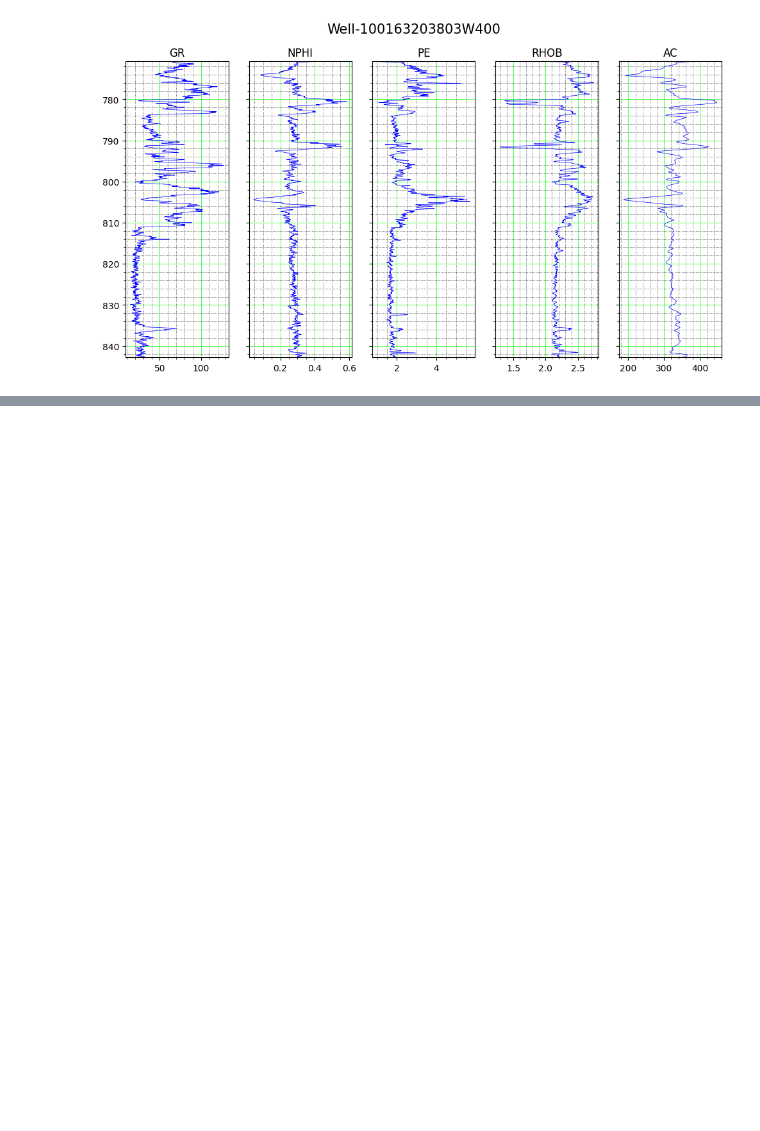
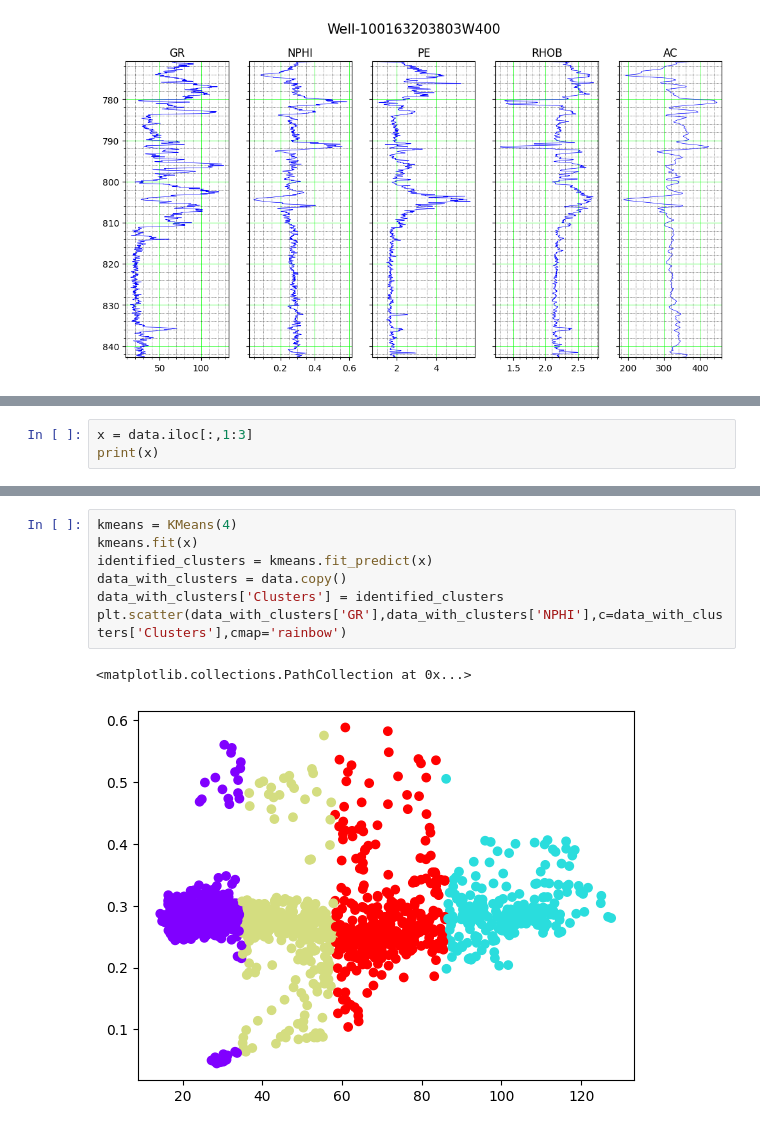
Before and after one commit to xiangxichen11/Lithology_Prediction, a Jupyter notebook: Lithology_Prediction.ipynb, the cells around one changed output, grey strips where cells are left out. Saved outputs shown, nothing was run; the diff lists cells and outputs as text; blank space fills up the shorter version.

Commit message:
Included K-means prediction

```diff
--- a/Lithology_Prediction.ipynb
+++ b/Lithology_Prediction.ipynb
@@ -60,0 +51,3 @@ train_x = make_pipeline(StandardScaler(), KMeans(4))
+# %%
+x = data.iloc[:,1:3]
+print(x)
@@ -60,0 +69,10 @@ train_x = make_pipeline(StandardScaler(), KMeans(4))
+# %%
+kmeans = KMeans(4)
+kmeans.fit(x)
+identified_clusters = kmeans.fit_predict(x)
+data_with_clusters = data.copy()
+data_with_clusters['Clusters'] = identified_clusters
+plt.scatter(data_with_clusters['GR'],data_with_clusters['NPHI'],c=data_with_clusters['Clusters'],cmap='rainbow')
+# %% [output]
+<matplotlib.collections.PathCollection at 0x...>
+[figure, added]
```
Also changed, not shown: parts of 3 cells of this notebook.
